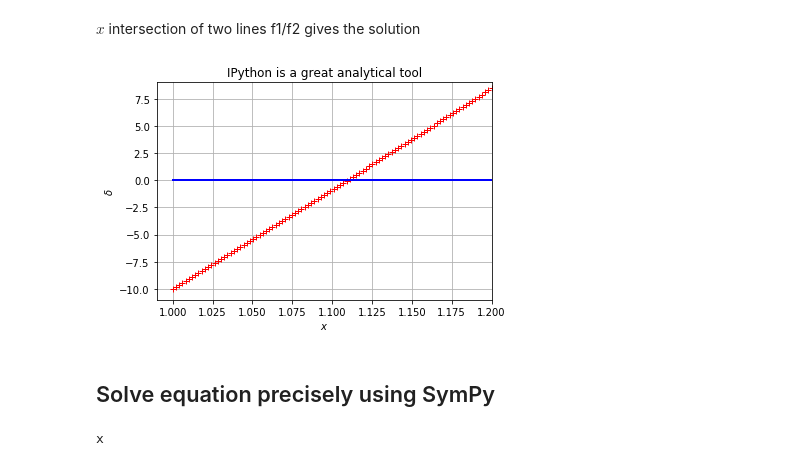
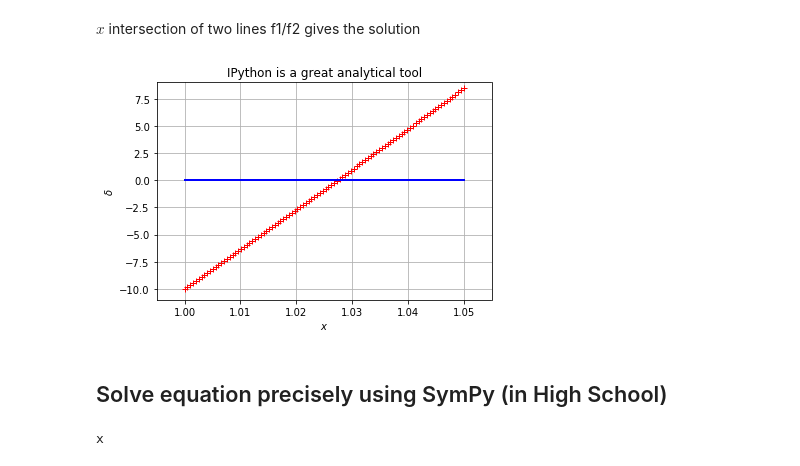
Before and after one commit to wgong/open_source_learning, a Jupyter notebook: fun_with_jupyter.ipynb, the cells around one changed output. Drawn from its saved outputs; the diff is of its cells as text; code cells hidden in the pictures.

```diff
--- a/fun_with_jupyter.ipynb
+++ b/fun_with_jupyter.ipynb
@@ -246,16 +289,17 @@ $x$ intersection of two lines f1/f2 gives the solution
 # %%
 plt.xlabel(r'$x$')
 plt.ylabel(r'$\delta$')
 plt.grid(True)
 plt.title('IPython is a great analytical tool')
-plt.axis([0.99,1.2, -11, 9])
-plt.plot(x1, f1, 'r+')
-plt.plot(x1, f2, 'b-', lw=2)
+plt.axis([0.995,1.055, -11, 9])
+#plt.axis([1.02, 1.04, -11, 9])
+plt.plot(x2, f1, 'r+')
+plt.plot(x2, f2, 'b-', lw=2)
 plt.show()
 # %% [output]
-[figure, old version]
+[figure, new version]
 # %% [markdown]
-## Solve equation precisely using SymPy  <a class="anchor" id="hid_sympy"></a>
+## Solve equation precisely using SymPy  (in High School) <a class="anchor" id="hid_sympy"></a>
 # %%
 # from sympy import *
 # import sympy as sy
```
Also changed, not shown: parts of 46 cells of this notebook.
